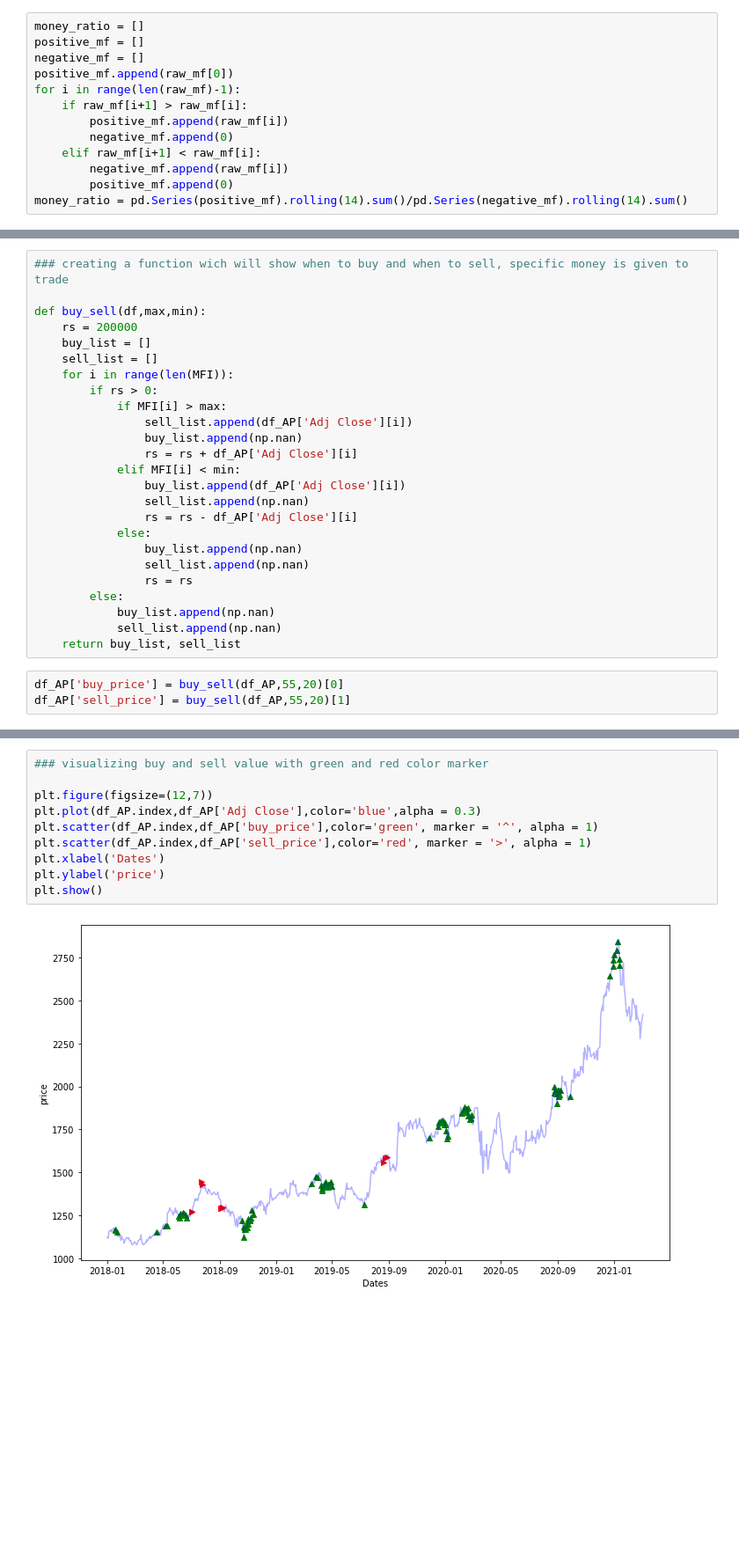
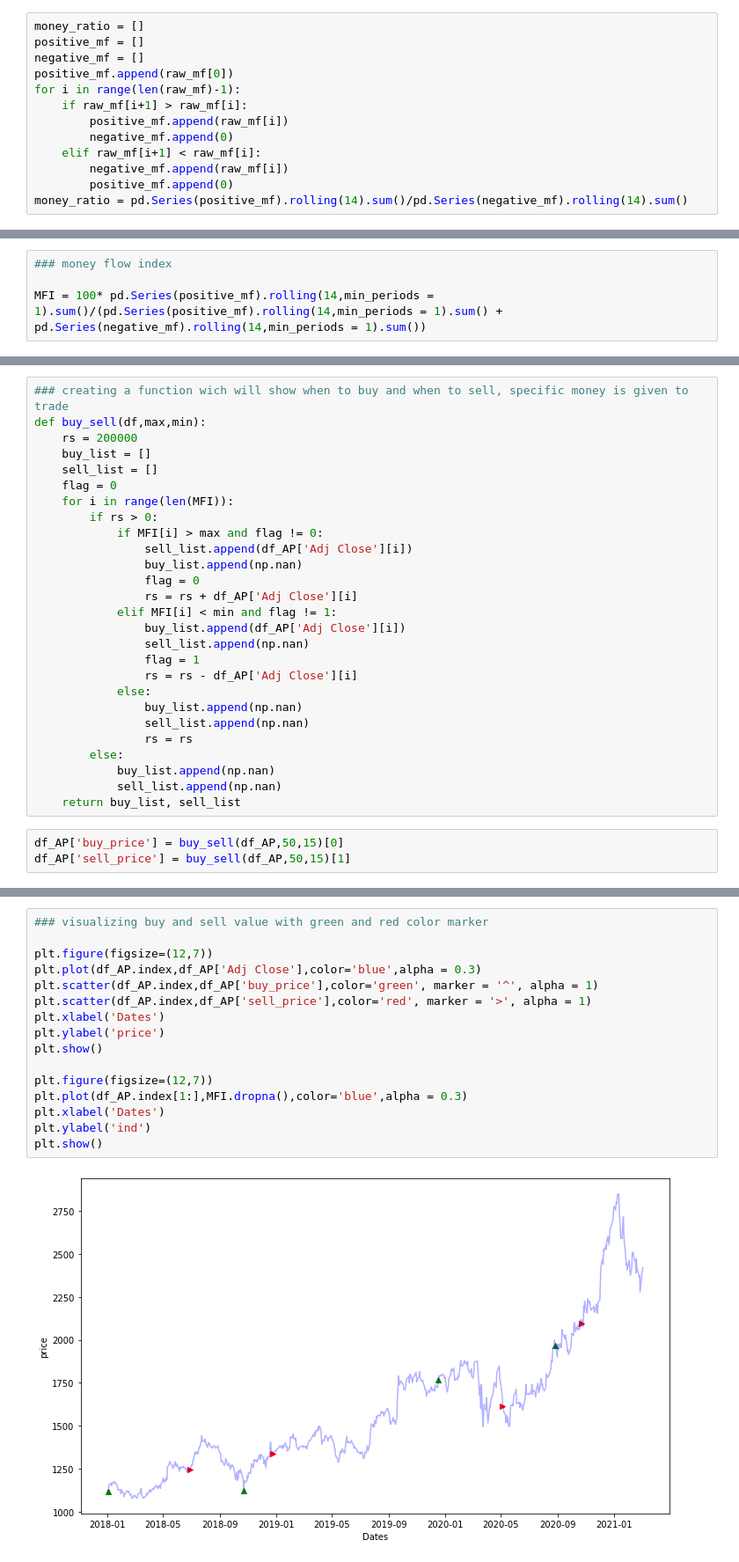
Before and after one commit to Mikshu-Bhatt/Money-flow-index-trading-strategy-testing, a Jupyter notebook: Money flow index trading strategy testing.ipynb, the cells around one changed output, grey strips where cells are left out. Shown: that part at 88% size. Cells and saved outputs as stored; diff of their text form; blank space fills up the shorter version.

```diff
--- a/Money flow index trading strategy testing.ipynb
+++ b/Money flow index trading strategy testing.ipynb
@@ -43,3 +39,7 @@ MFI = 100 - 100/(1 + np.array(money_ratio))
+# %%
+### money flow index
+
+MFI = 100* pd.Series(positive_mf).rolling(14,min_periods = 1).sum()/(pd.Series(positive_mf).rolling(14,min_periods = 1).sum() + pd.Series(negative_mf).rolling(14,min_periods = 1).sum())
 # %%
 MFI
 # %% [output]
@@ -63,19 +63,21 @@ array([        nan,         nan,         nan,         nan,         nan,
 # %%
 ### creating a function wich will show when to buy and when to sell, specific money is given to trade
-
 def buy_sell(df,max,min):
     rs = 200000
     buy_list = []
     sell_list = []
+    flag = 0
     for i in range(len(MFI)):
         if rs > 0:
-            if MFI[i] > max:
+            if MFI[i] > max and flag != 0:
                 sell_list.append(df_AP['Adj Close'][i])
                 buy_list.append(np.nan)
+                flag = 0
                 rs = rs + df_AP['Adj Close'][i]
-            elif MFI[i] < min:
+            elif MFI[i] < min and flag != 1:
                 buy_list.append(df_AP['Adj Close'][i])
                 sell_list.append(np.nan)
+                flag = 1
                 rs = rs - df_AP['Adj Close'][i]
             else:
                 buy_list.append(np.nan)
@@ -86,8 +88,8 @@ def buy_sell(df,max,min):
             sell_list.append(np.nan)
     return buy_list, sell_list
 # %%
-df_AP['buy_price'] = buy_sell(df_AP,55,20)[0]
-df_AP['sell_price'] = buy_sell(df_AP,55,20)[1]
+df_AP['buy_price'] = buy_sell(df_AP,50,15)[0]
+df_AP['sell_price'] = buy_sell(df_AP,50,15)[1]
 # %%
 df_AP.head()
 # %% [output]
@@ -101,12 +103,18 @@ df_AP.head()
 # %%
 ### visualizing buy and sell value with green and red color marker
 
 plt.figure(figsize=(12,7))
 plt.plot(df_AP.index,df_AP['Adj Close'],color='blue',alpha = 0.3)
 plt.scatter(df_AP.index,df_AP['buy_price'],color='green', marker = '^', alpha = 1)
 plt.scatter(df_AP.index,df_AP['sell_price'],color='red', marker = '>', alpha = 1)
 plt.xlabel('Dates')
 plt.ylabel('price')
 plt.show()
+
+plt.figure(figsize=(12,7))
+plt.plot(df_AP.index[1:],MFI.dropna(),color='blue',alpha = 0.3)
+plt.xlabel('Dates')
+plt.ylabel('ind')
+plt.show()
 # %% [output]
-[figure, old version]
+[figure, new version]
```
Also changed, not shown: parts of 7 cells of this notebook.
